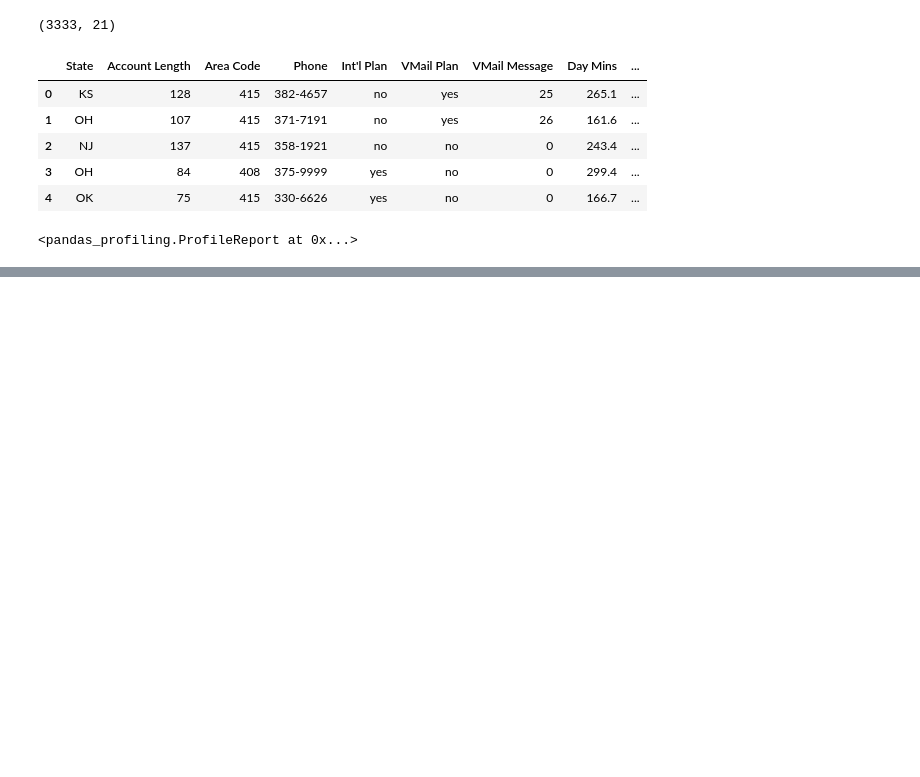
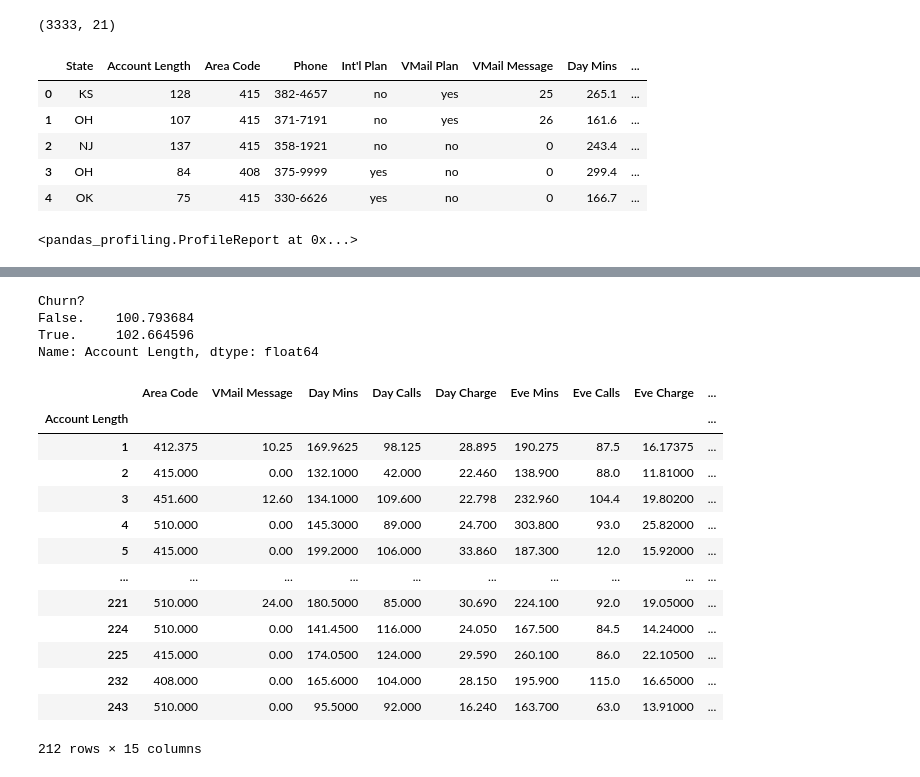
Before and after one commit to Emmaf97/Datamining2-labs, a Jupyter notebook: Welcome_To_Colaboratory.ipynb, the cells around one changed output, grey strips where cells are left out. Drawn from its saved outputs; the diff is of its cells as text; code cells hidden in the pictures; blank space fills up the shorter version.

```diff
--- a/Welcome_To_Colaboratory.ipynb
+++ b/Welcome_To_Colaboratory.ipynb
@@ -102,0 +175,24 @@ A few featured examples:
+# %%
+df.groupby('Churn?')['Account Length'].mean()
+# %% [output]
+Churn?
+False.    100.793684
+True.     102.664596
+Name: Account Length, dtype: float64
+# %%
+df.groupby("Account Length").mean()
+# %% [output]
+|  | Area Code | VMail Message | Day Mins | Day Calls | Day Charge | Eve Mins | Eve Calls | Eve Charge | ... |
+| Account Length |  |  |  |  |  |  |  |  | ... |
+| 1 | 412.375 | 10.25 | 169.9625 | 98.125 | 28.895 | 190.275 | 87.5 | 16.17375 | ... |
+| 2 | 415.000 | 0.00 | 132.1000 | 42.000 | 22.460 | 138.900 | 88.0 | 11.81000 | ... |
+| 3 | 451.600 | 12.60 | 134.1000 | 109.600 | 22.798 | 232.960 | 104.4 | 19.80200 | ... |
+| 4 | 510.000 | 0.00 | 145.3000 | 89.000 | 24.700 | 303.800 | 93.0 | 25.82000 | ... |
+| 5 | 415.000 | 0.00 | 199.2000 | 106.000 | 33.860 | 187.300 | 12.0 | 15.92000 | ... |
+| ... | ... | ... | ... | ... | ... | ... | ... | ... | ... |
+| 221 | 510.000 | 24.00 | 180.5000 | 85.000 | 30.690 | 224.100 | 92.0 | 19.05000 | ... |
+| 224 | 510.000 | 0.00 | 141.4500 | 116.000 | 24.050 | 167.500 | 84.5 | 14.24000 | ... |
+| 225 | 415.000 | 0.00 | 174.0500 | 124.000 | 29.590 | 260.100 | 86.0 | 22.10500 | ... |
+| 232 | 408.000 | 0.00 | 165.6000 | 104.000 | 28.150 | 195.900 | 115.0 | 16.65000 | ... |
+| 243 | 510.000 | 0.00 | 95.5000 | 92.000 | 16.240 | 163.700 | 63.0 | 13.91000 | ... |
+212 rows × 15 columns
```
Also changed, not shown: parts of 23 cells of this notebook.
